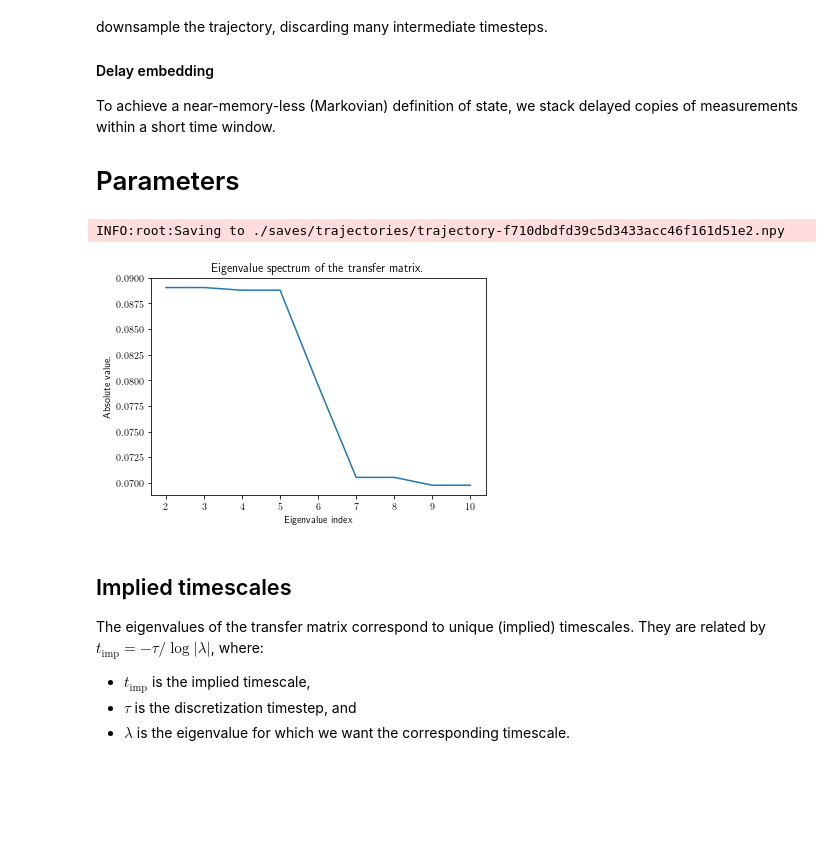
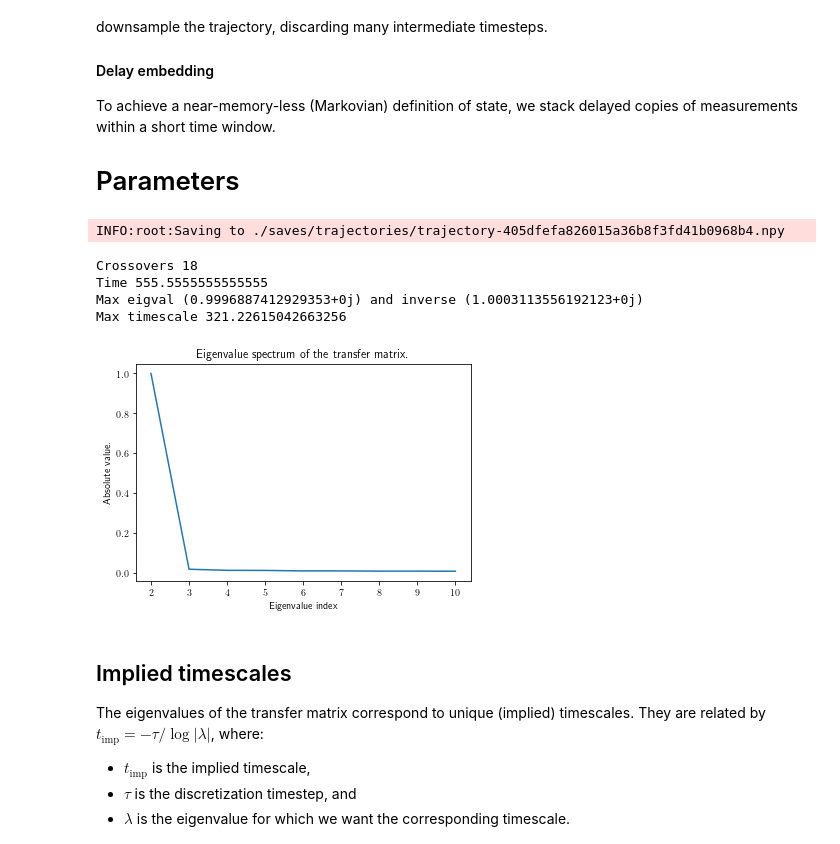
Before and after one commit to jqhoogland/randnn, a Jupyter notebook: Transfer Operator on Stochastic Double Well.ipynb, the cells around one changed output. Cells and saved outputs as stored; diff of their text form; code cells hidden in the pictures; blank space fills up the shorter version.

```diff
--- a/Transfer Operator on Stochastic Double Well.ipynb
+++ b/Transfer Operator on Stochastic Double Well.ipynb
@@ -40,12 +40,13 @@ To achieve a near-memory-less (Markovian) definition of state, we stack delayed
 # ------------------------
 
 # Main parameters:
-BETA = 2.
+BETA = 1/.1
 
 # The following parameters influence temporal resolution and trajectory duration
-TIMESTEP = 0.1
-N_STEPS = 100000
-N_BURNIN_STEPS = 500
+TIMESTEP = 0.01
+TIMESPAN = 100000
+N_STEPS = int(TIMESPAN // TIMESTEP)
+N_BURNIN_STEPS = 1000
 
 
 # ------------------------
@@ -80,28 +81,31 @@ EMBEDDING_DIM = 3
 
 EIGENVALUE_RANGE = [1, 10]
 # %%
-double_well = DoubleWell(beta=BETA, timestep=TIMESTEP)
-dominant_eigval= double_well.dominant_eigval
-dominant_timescale = double_well.dominant_timescale * DOWNSAMPLE_RATE
+double_well = DoubleWell(beta=BETA, timestep=TIMESTEP, is_overdamped=True)
+#dominant_eigval= double_well.dominant_eigval
+#dominant_timescale = double_well.dominant_timescale * DOWNSAMPLE_RATE
 
-@downsample(DOWNSAMPLE_RATE)
-def get_trajectory(beta=BETA, n_steps=N_STEPS, n_burn_in=N_BURNIN_STEPS, t_ons=100):
-    double_well = DoubleWell(beta=beta, timestep=TIMESTEP, is_overdamped=True)
-    return double_well.run(n_steps=n_steps, n_burn_in=n_burn_in)
-
-trajectory = get_trajectory()
-
+trajectory = double_well.run(n_steps=N_STEPS, n_burn_in=N_BURNIN_STEPS)[::DOWNSAMPLE_RATE]
 transfer_operator = TransferOperator(labeling_method="kmeans")
 
 def get_trans_matrix(time_series=None, n_clusters=100, n_future_timesteps=TRANSITION_TIMESCALE):
     return transfer_operator.get_trans_matrix(time_series=time_series, n_clusters=n_clusters, n_future_timesteps=n_future_timesteps)
 
 trans_matrix = get_trans_matrix(time_series=trajectory)
 spectrum, _ = eigsort(trans_matrix.T, 100, which='LR')
 plot_eig_spectrum(spectrum, EIGENVALUE_RANGE, "Eigenvalue spectrum of the transfer matrix.")
+
+print(f"Crossovers {double_well.count_crossovers(trajectory, 0.)}")
+print(f"Time {double_well.transition_time(trajectory)}")
+print(f"Max eigval {spectrum[1]} and inverse {1./spectrum[1]}")
+print(f"Max timescale {double_well.get_timescale(spectrum[1], multiplier=DOWNSAMPLE_RATE)}")
 # %% [output]
-INFO:root:Saving to ./saves/trajectories/trajectory-f710dbdfd39c5d3433acc46f161d51e2.npy
+INFO:root:Saving to ./saves/trajectories/trajectory-405dfefa826015a36b8f3fd41b0968b4.npy
+Crossovers 18
+Time 555.5555555555555
+Max eigval (0.9996887412929353+0j) and inverse (1.0003113556192123+0j)
+Max timescale 321.22615042663256
-[figure, old version]
+[figure, new version]
 # %% [markdown]
 ## Implied timescales
 
```
Also changed, not shown: parts of 1 cell of this notebook, 7 other files.
